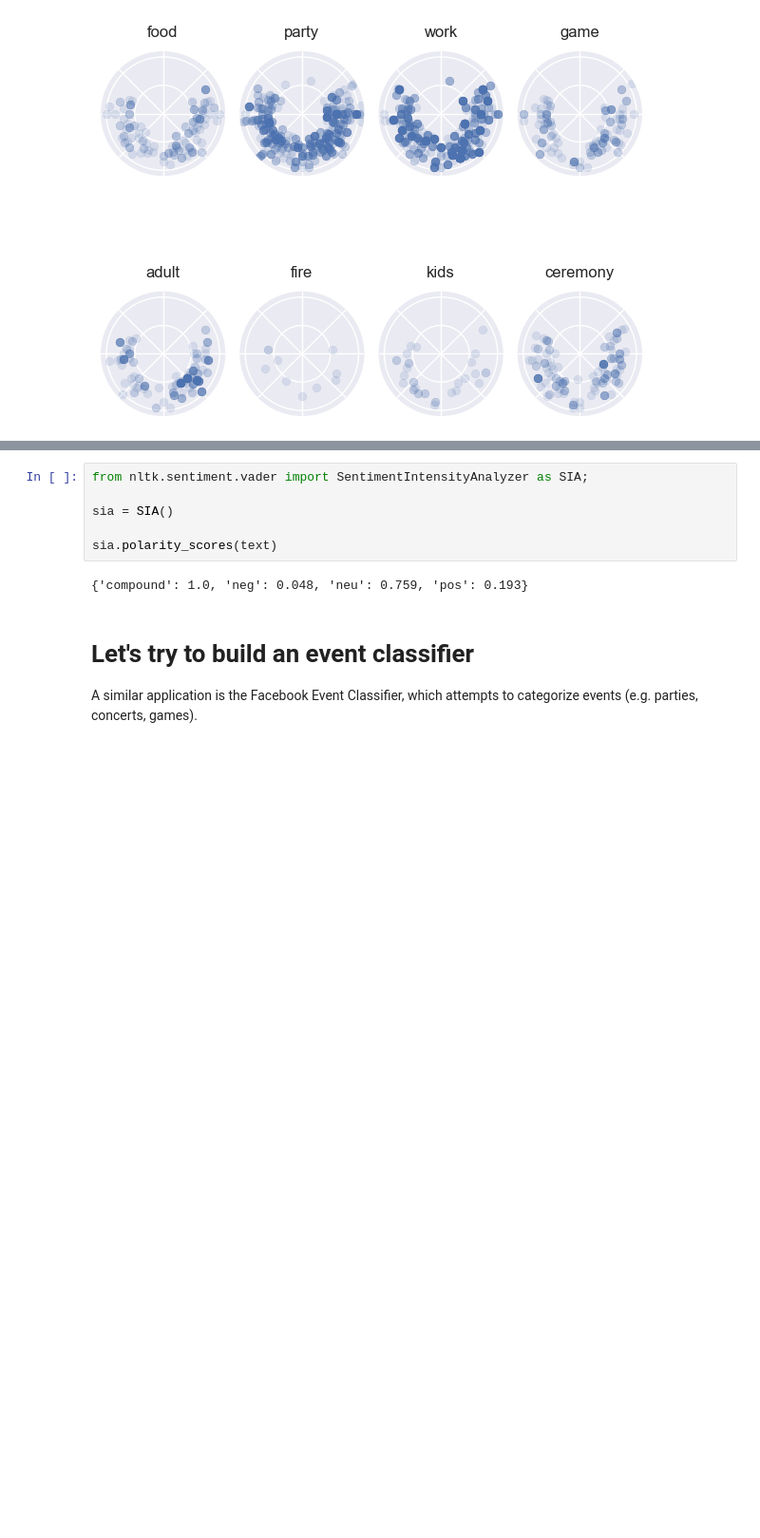
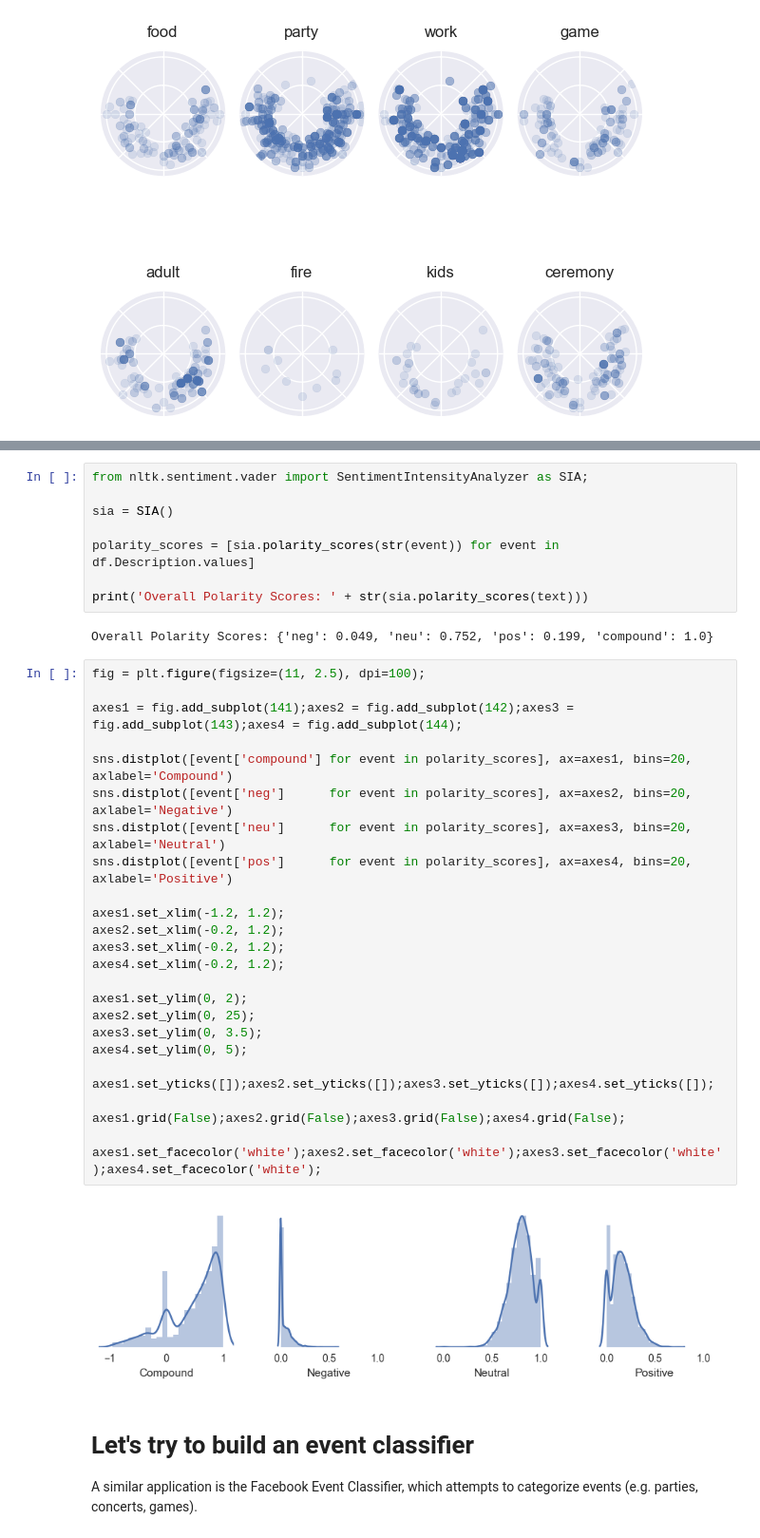
Before and after one commit to nikitabu/Playa_Events, a Jupyter notebook: Playa_Events_2017.ipynb, the cells around one changed output, grey strips where cells are left out. Shown at 95% size. Drawn from its saved outputs; the diff is of its cells as text; blank space fills up the shorter version.

Commit message:
expanded sentiment analysis to individual events

```diff
--- a/Playa_Events_2017.ipynb
+++ b/Playa_Events_2017.ipynb
@@ -539,9 +545,38 @@ from nltk.sentiment.vader import SentimentIntensityAnalyzer as SIA;
 
 sia = SIA()
 
-sia.polarity_scores(text)
+polarity_scores = [sia.polarity_scores(str(event)) for event in df.Description.values]
+
+print('Overall Polarity Scores: ' + str(sia.polarity_scores(text)))
 # %% [output]
-{'compound': 1.0, 'neg': 0.048, 'neu': 0.759, 'pos': 0.193}
+Overall Polarity Scores: {'neg': 0.049, 'neu': 0.752, 'pos': 0.199, 'compound': 1.0}
+# %%
+fig = plt.figure(figsize=(11, 2.5), dpi=100);
+
+axes1 = fig.add_subplot(141);axes2 = fig.add_subplot(142);axes3 = fig.add_subplot(143);axes4 = fig.add_subplot(144);
+
+sns.distplot([event['compound'] for event in polarity_scores], ax=axes1, bins=20, axlabel='Compound')
+sns.distplot([event['neg']      for event in polarity_scores], ax=axes2, bins=20, axlabel='Negative')
+sns.distplot([event['neu']      for event in polarity_scores], ax=axes3, bins=20, axlabel='Neutral')
+sns.distplot([event['pos']      for event in polarity_scores], ax=axes4, bins=20, axlabel='Positive')
+
+axes1.set_xlim(-1.2, 1.2);
+axes2.set_xlim(-0.2, 1.2);
+axes3.set_xlim(-0.2, 1.2);
+axes4.set_xlim(-0.2, 1.2);
+
+axes1.set_ylim(0, 2);
+axes2.set_ylim(0, 25);
+axes3.set_ylim(0, 3.5);
+axes4.set_ylim(0, 5);
+
+axes1.set_yticks([]);axes2.set_yticks([]);axes3.set_yticks([]);axes4.set_yticks([]);
+
+axes1.grid(False);axes2.grid(False);axes3.grid(False);axes4.grid(False);
+
+axes1.set_facecolor('white');axes2.set_facecolor('white');axes3.set_facecolor('white');axes4.set_facecolor('white');
+# %% [output]
+[figure, added]
 # %% [markdown]
 # Let's try to build an event classifier
 
```
Also changed, not shown: parts of 1 cell of this notebook.
